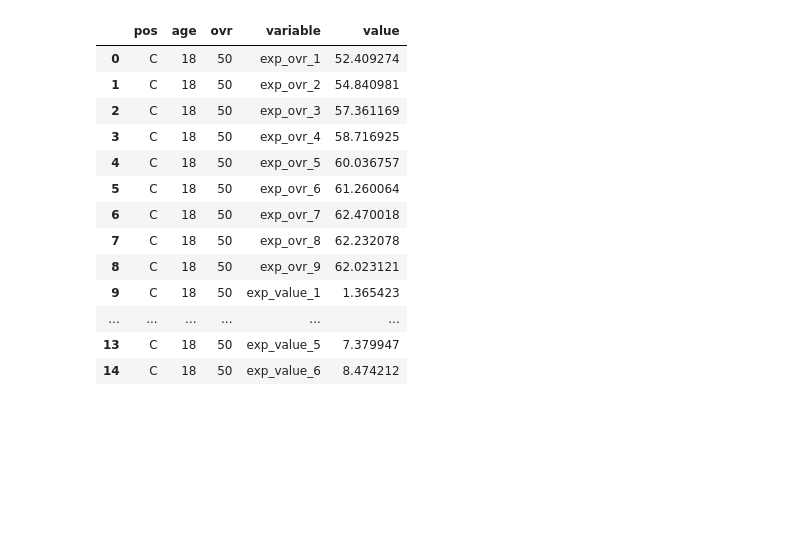
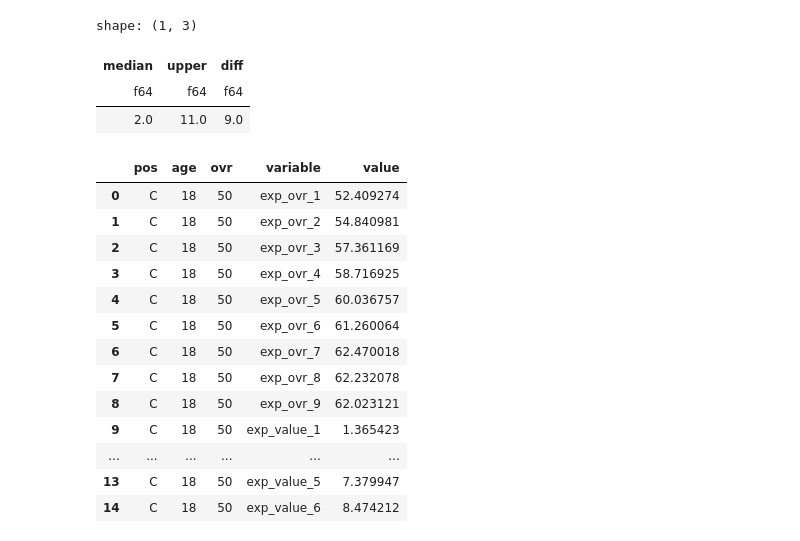
Before and after one commit to jrnastase410/streamlit-bbgm-hockey, a Jupyter notebook: notebooks/2_calculate_progs.ipynb, the cells around one changed output. Saved outputs shown, nothing was run; the diff lists cells and outputs as text; code cells hidden in the pictures; blank space fills up the shorter version.

```diff
--- a/notebooks/2_calculate_progs.ipynb
+++ b/notebooks/2_calculate_progs.ipynb
@@ -42,6 +42,22 @@ plot_data = (
     .drop_nulls()
     .collect()
 )
+# %%
+(
+    plot_data
+    .filter(pl.col('pos') == 'G')
+    .filter(pl.col('age') == 18)
+    .select(
+        pl.quantile('ovr_shift', 0.5).alias('median'),
+        pl.quantile('ovr_shift', 0.9).alias('upper')
+    )
+    .with_columns(diff=pl.col('upper') - pl.col('median'))
+)
+# %% [output]
+shape: (1, 3)
+| median | upper | diff |
+| f64 | f64 | f64 |
+| 2.0 | 11.0 | 9.0 |
 # %%
 kde_dict = dict()
 
```
Also changed, not shown: 15 other files.
